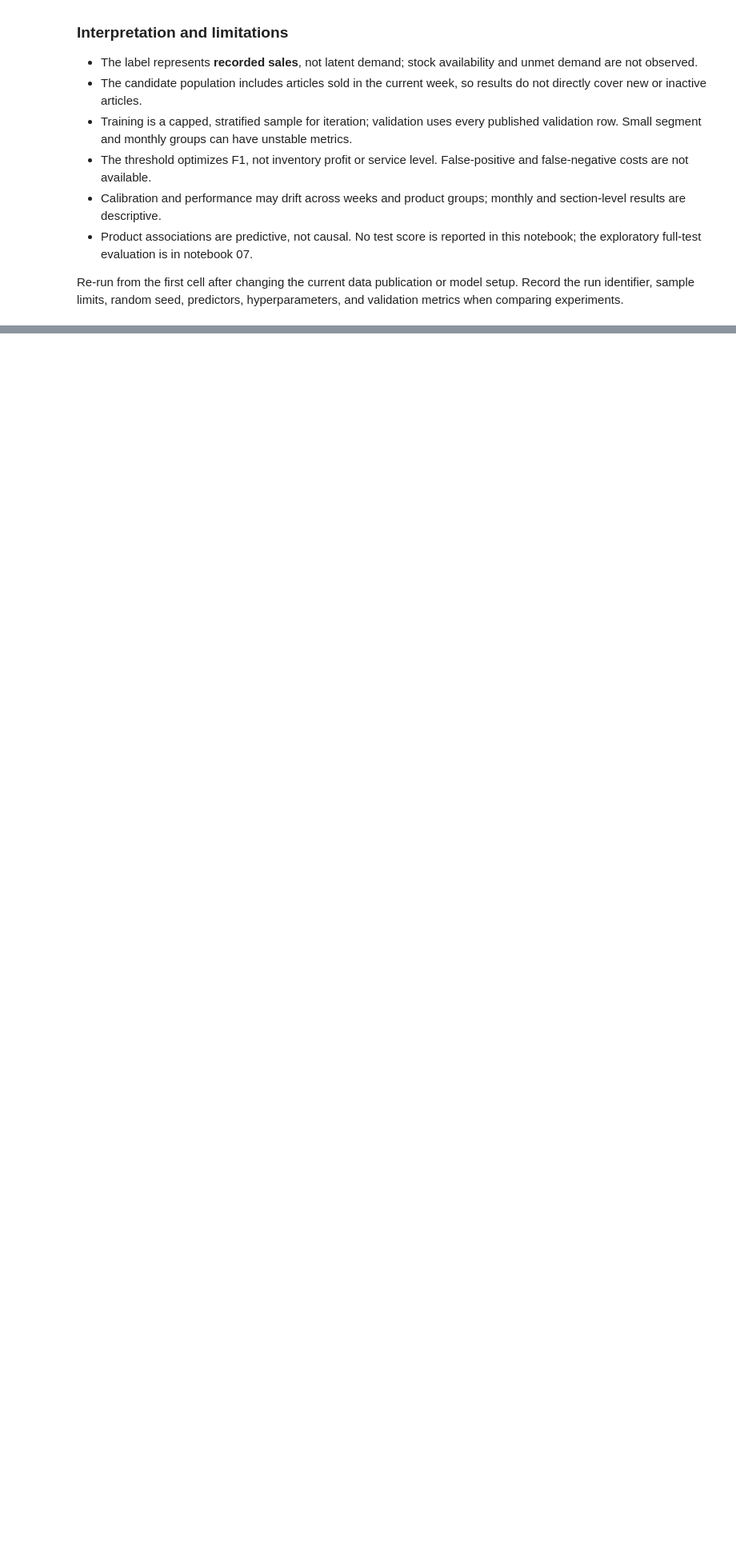
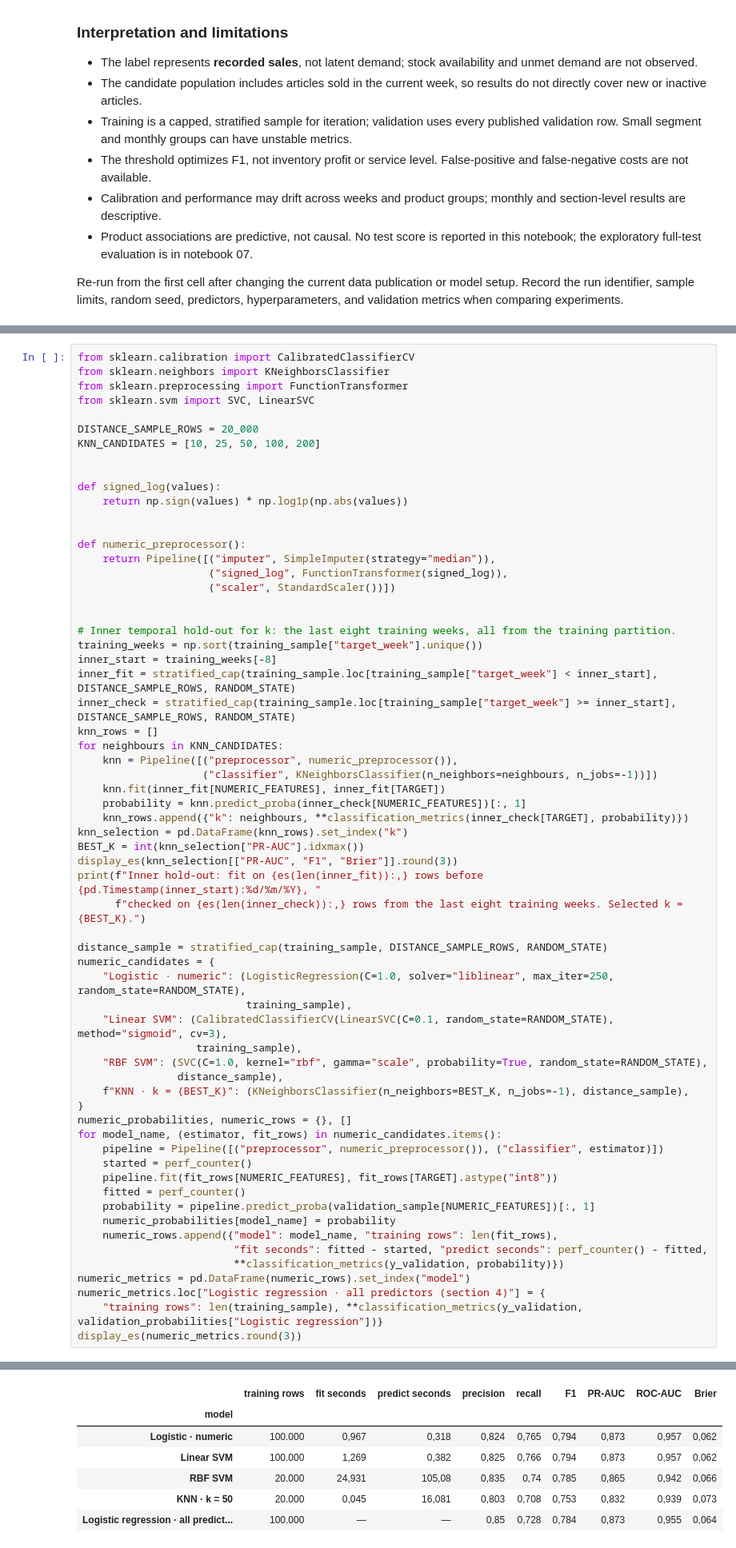
Before and after one commit to ML-ENI/fashion-demand-ml, a Jupyter notebook: notebooks/06_classification.ipynb, the cells around one changed output, grey strips where cells are left out. Shown at 80% size. Drawn from its saved outputs; the diff is of its cells as text; blank space fills up the shorter version.

```diff
--- a/notebooks/06_classification.ipynb
+++ b/notebooks/06_classification.ipynb
@@ -732,0 +903,64 @@ display_es(validation_metrics.round(3))
+# %%
+from sklearn.calibration import CalibratedClassifierCV
+from sklearn.neighbors import KNeighborsClassifier
+from sklearn.preprocessing import FunctionTransformer
+from sklearn.svm import SVC, LinearSVC
+
+DISTANCE_SAMPLE_ROWS = 20_000
+KNN_CANDIDATES = [10, 25, 50, 100, 200]
+
+
+def signed_log(values):
+    return np.sign(values) * np.log1p(np.abs(values))
+
+
+def numeric_preprocessor():
+    return Pipeline([("imputer", SimpleImputer(strategy="median")),
+                     ("signed_log", FunctionTransformer(signed_log)),
+                     ("scaler", StandardScaler())])
+
+
+# Inner temporal hold-out for k: the last eight training weeks, all from the training partition.
+training_weeks = np.sort(training_sample["target_week"].unique())
+inner_start = training_weeks[-8]
+inner_fit = stratified_cap(training_sample.loc[training_sample["target_week"] < inner_start], DISTANCE_SAMPLE_ROWS, RANDOM_STATE)
+inner_check = stratified_cap(training_sample.loc[training_sample["target_week"] >= inner_start], DISTANCE_SAMPLE_ROWS, RANDOM_STATE)
+knn_rows = []
+for neighbours in KNN_CANDIDATES:
+    knn = Pipeline([("preprocessor", numeric_preprocessor()),
+                    ("classifier", KNeighborsClassifier(n_neighbors=neighbours, n_jobs=-1))])
+    knn.fit(inner_fit[NUMERIC_FEATURES], inner_fit[TARGET])
+    probability = knn.predict_proba(inner_check[NUMERIC_FEATURES])[:, 1]
+    knn_rows.append({"k": neighbours, **classification_metrics(inner_check[TARGET], probability)})
+knn_selection = pd.DataFrame(knn_rows).set_index("k")
+BEST_K = int(knn_selection["PR-AUC"].idxmax())
+display_es(knn_selection[["PR-AUC", "F1", "Brier"]].round(3))
+print(f"Inner hold-out: fit on {es(len(inner_fit)):,} rows before {pd.Timestamp(inner_start):%d/%m/%Y}, "
+      f"checked on {es(len(inner_check)):,} rows from the last eight training weeks. Selected k = {BEST_K}.")
+
+distance_sample = stratified_cap(training_sample, DISTANCE_SAMPLE_ROWS, RANDOM_STATE)
+numeric_candidates = {
+    "Logistic · numeric": (LogisticRegression(C=1.0, solver="liblinear", max_iter=250, random_state=RANDOM_STATE),
+                           training_sample),
+    "Linear SVM": (CalibratedClassifierCV(LinearSVC(C=0.1, random_state=RANDOM_STATE), method="sigmoid", cv=3),
+                   training_sample),
+    "RBF SVM": (SVC(C=1.0, kernel="rbf", gamma="scale", probability=True, random_state=RANDOM_STATE),
+                distance_sample),
+    f"KNN · k = {BEST_K}": (KNeighborsClassifier(n_neighbors=BEST_K, n_jobs=-1), distance_sample),
+}
+numeric_probabilities, numeric_rows = {}, []
+for model_name, (estimator, fit_rows) in numeric_candidates.items():
+    pipeline = Pipeline([("preprocessor", numeric_preprocessor()), ("classifier", estimator)])
+    started = perf_counter()
+    pipeline.fit(fit_rows[NUMERIC_FEATURES], fit_rows[TARGET].astype("int8"))
+    fitted = perf_counter()
+    probability = pipeline.predict_proba(validation_sample[NUMERIC_FEATURES])[:, 1]
+    numeric_probabilities[model_name] = probability
+    numeric_rows.append({"model": model_name, "training rows": len(fit_rows),
+                         "fit seconds": fitted - started, "predict seconds": perf_counter() - fitted,
+                         **classification_metrics(y_validation, probability)})
+numeric_metrics = pd.DataFrame(numeric_rows).set_index("model")
+numeric_metrics.loc["Logistic regression · all predictors (section 4)"] = {
+    "training rows": len(training_sample), **classification_metrics(y_validation, validation_probabilities["Logistic regression"])}
+display_es(numeric_metrics.round(3))
+# %% [output]
@@ -732,0 +975,7 @@ display_es(validation_metrics.round(3))
+|  | training rows | fit seconds | predict seconds | precision | recall | F1 | PR-AUC | ROC-AUC | Brier |
+| model |  |  |  |  |  |  |  |  |  |
+| Logistic · numeric | 100.000 | 0,967 | 0,318 | 0,824 | 0,765 | 0,794 | 0,873 | 0,957 | 0,062 |
+| Linear SVM | 100.000 | 1,269 | 0,382 | 0,825 | 0,766 | 0,794 | 0,873 | 0,957 | 0,062 |
+| RBF SVM | 20.000 | 24,931 | 105,08 | 0,835 | 0,74 | 0,785 | 0,865 | 0,942 | 0,066 |
+| KNN · k = 50 | 20.000 | 0,045 | 16,081 | 0,803 | 0,708 | 0,753 | 0,832 | 0,939 | 0,073 |
+| Logistic regression · all predict... | 100.000 | — | — | 0,85 | 0,728 | 0,784 | 0,873 | 0,955 | 0,064 |
```
Also changed, not shown: parts of 13 cells of this notebook, 6 other files.
